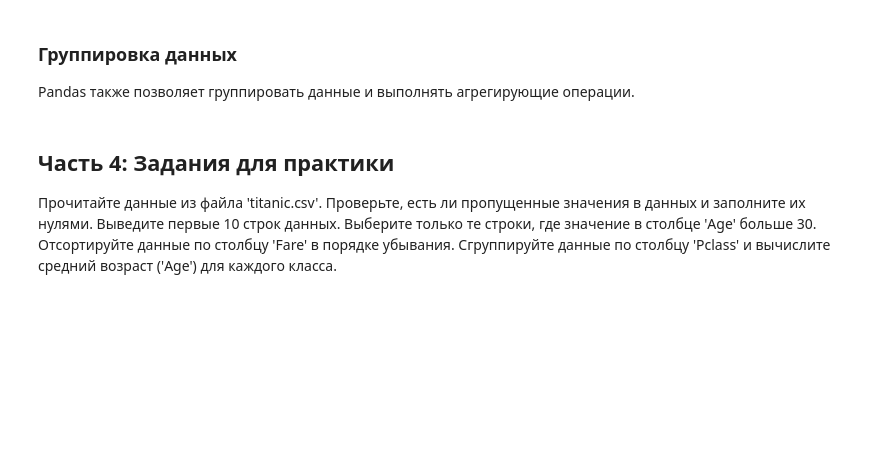
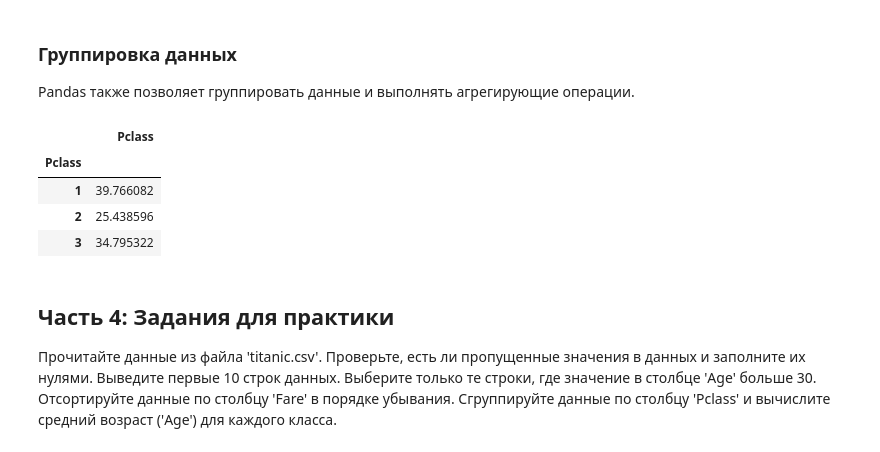
Before and after one commit to SunDimon/lab2, a Jupyter notebook: pandas.ipynb, the cells around one changed output. Saved outputs shown, nothing was run; the diff lists cells and outputs as text; code cells hidden in the pictures; blank space fills up the shorter version.

```diff
--- a/pandas.ipynb
+++ b/pandas.ipynb
@@ -85,7 +183,18 @@ Pandas также позволяет группировать данные и в
 # %%
 # Найдите долю выживших среди всех PClass
 # Используйте метод .groupby()
 # write your code here
+
+
+
+data_group = data_cleaned[data_cleaned['Survived'] == 1].groupby('Pclass')
+data_group.agg({'Pclass':'count'}) / data_cleaned[data_cleaned['Survived'] == 1].shape[0] * 100
+# %% [output]
+|  | Pclass |
+| Pclass |  |
+| 1 | 39.766082 |
+| 2 | 25.438596 |
+| 3 | 34.795322 |
 # %% [markdown]
 ## Часть 4: Задания для практики
 Прочитайте данные из файла 'titanic.csv'.
```
Also changed, not shown: parts of 10 cells of this notebook.
